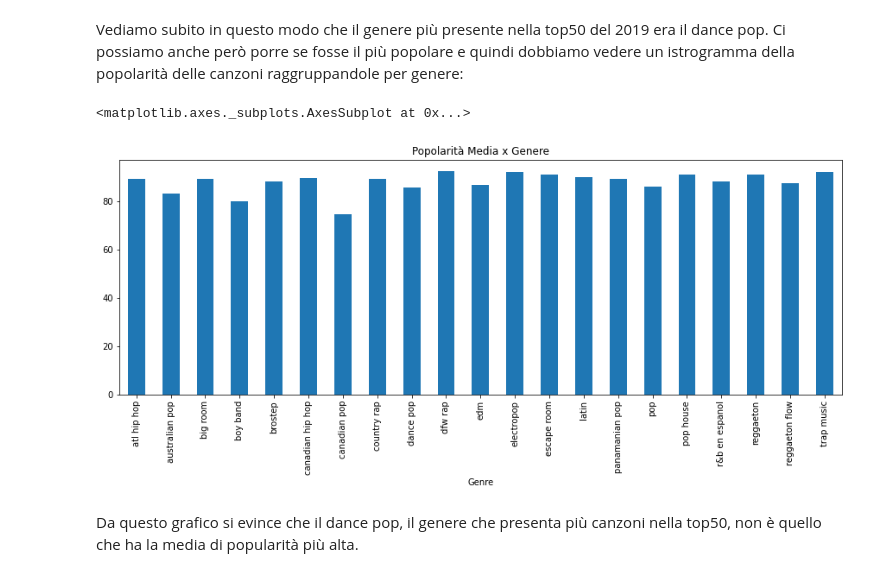
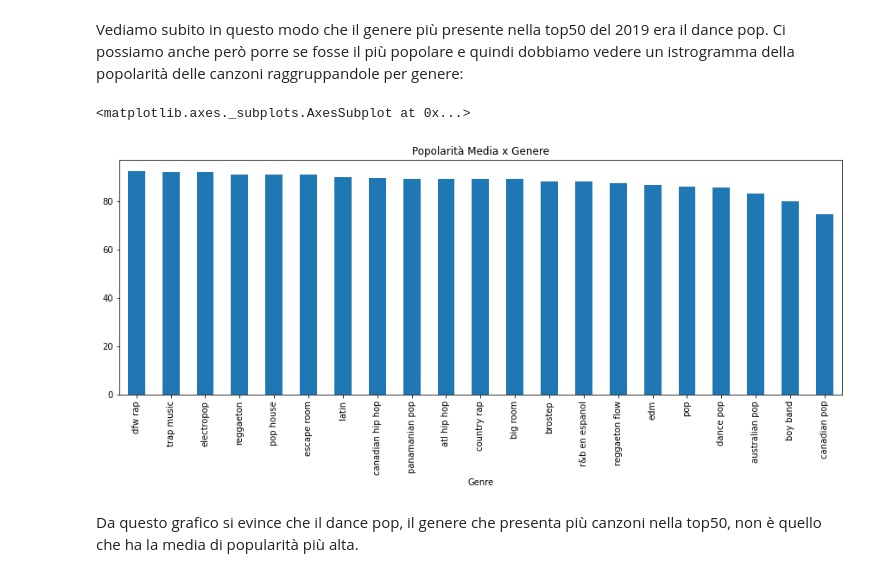
Before and after one commit to PedemonteGiacomo/DataScienceProject, a Jupyter notebook: project.ipynb, the cells around one changed output. Drawn from its saved outputs; the diff is of its cells as text; code cells hidden in the pictures.

```diff
--- a/project.ipynb
+++ b/project.ipynb
@@ -68,10 +77,10 @@ num_artist_name.plot(kind = 'bar',title = 'Numero Canzoni x Artista', fontsize =
 Vediamo subito in questo modo che il genere più presente nella top50 del 2019 era il dance pop.
 Ci possiamo anche però porre se fosse il più popolare e quindi dobbiamo vedere un istrogramma della popolarità delle canzoni raggruppandole per genere:
 # %%
-top50.groupby('Genre')['Popularity'].mean().plot(kind='bar',title = 'Popolarità Media x Genere', fontsize = 10, figsize = (15,5))
+top50.groupby('Genre')['Popularity'].mean().sort_values(ascending = False).plot(kind='bar',title = 'Popolarità Media x Genere', fontsize = 10, figsize = (15,5))
 # %% [output]
 <matplotlib.axes._subplots.AxesSubplot at 0x...>
-[figure, old version]
+[figure, new version]
 # %% [markdown]
 Da questo grafico si evince che il dance pop, il genere che presenta più canzoni nella top50, non è quello che ha la media di popularità più alta.
 # %% [markdown]
```
Also changed, not shown: parts of 6 cells of this notebook.
